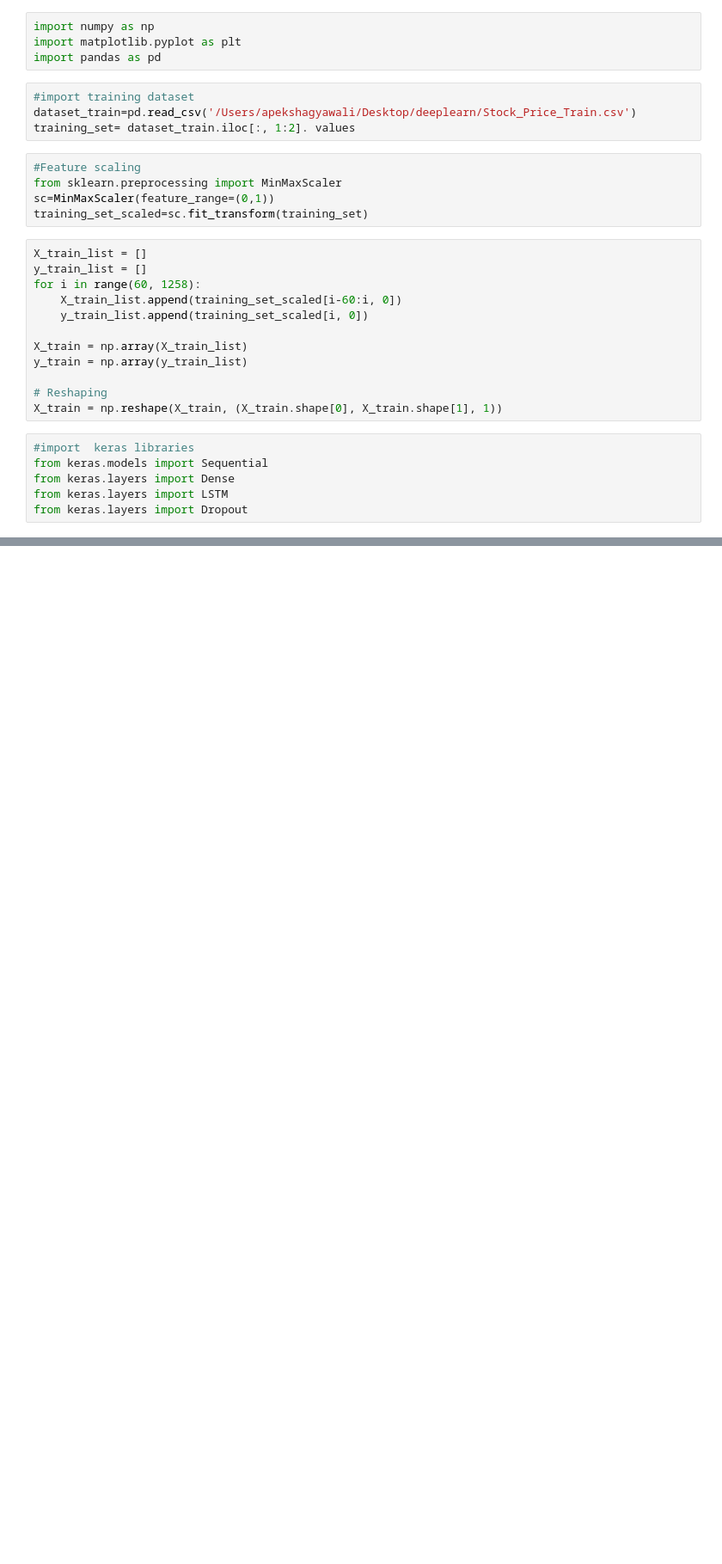
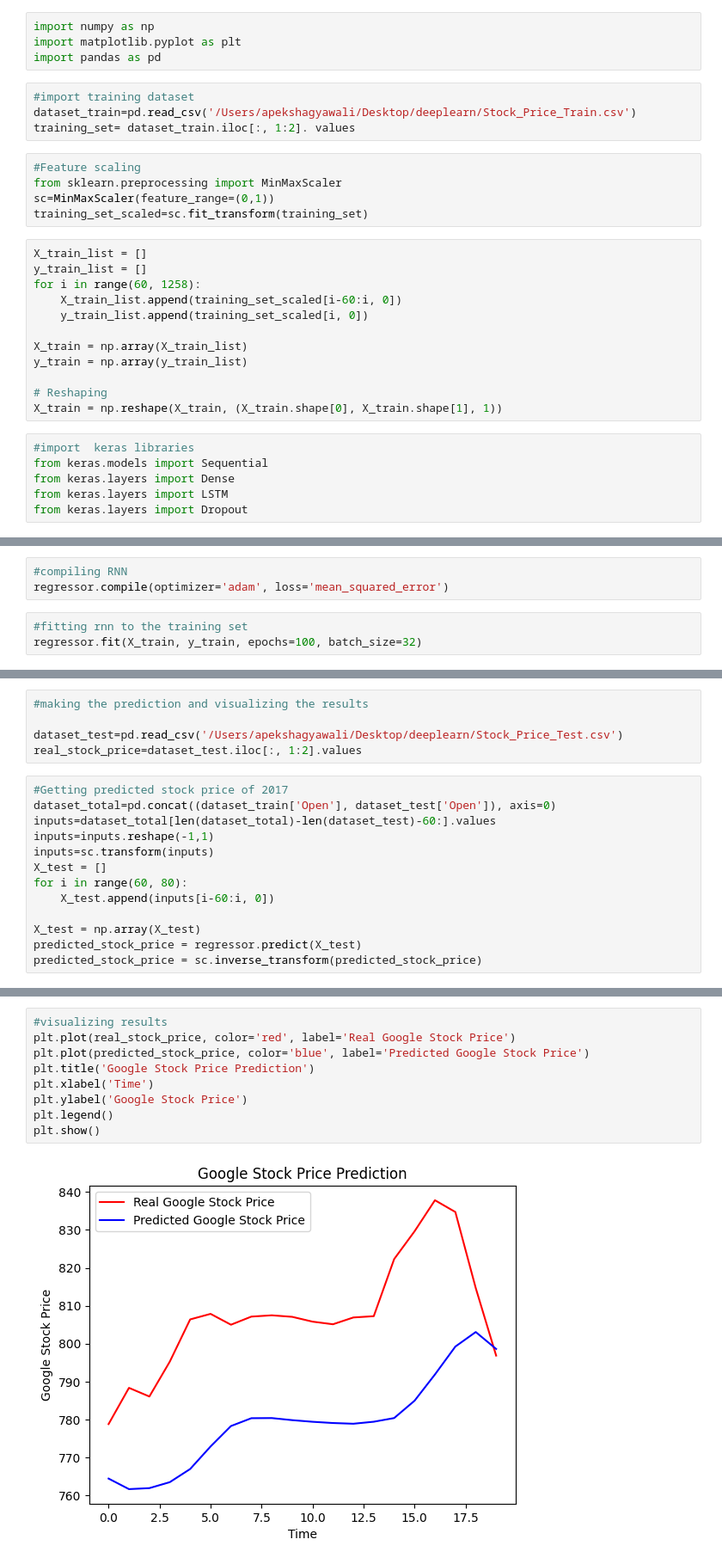
Before and after one commit to Apexshya/deeplearning, a Jupyter notebook: pricepred.ipynb, the cells around one changed output, grey strips where cells are left out. Shown: that part at 86% size. Drawn from its saved outputs; the diff is of its cells as text; blank space fills up the shorter version.

Commit message:
price_prediction_LSTM

```diff
--- a/pricepred.ipynb
+++ b/pricepred.ipynb
@@ -33,0 +56,6 @@ from keras.layers import Dropout
+# %%
+#compiling RNN
+regressor.compile(optimizer='adam', loss='mean_squared_error')
+# %%
+#fitting rnn to the training set
+regressor.fit(X_train, y_train, epochs=100, batch_size=32)
@@ -33,0 +81,18 @@ from keras.layers import Dropout
+# %%
+#making the prediction and visualizing the results
+
+dataset_test=pd.read_csv('/Users/apekshagyawali/Desktop/deeplearn/Stock_Price_Test.csv')
+real_stock_price=dataset_test.iloc[:, 1:2].values
+# %%
+#Getting predicted stock price of 2017
+dataset_total=pd.concat((dataset_train['Open'], dataset_test['Open']), axis=0)
+inputs=dataset_total[len(dataset_total)-len(dataset_test)-60:].values
+inputs=inputs.reshape(-1,1)
+inputs=sc.transform(inputs)
+X_test = []
+for i in range(60, 80):
+    X_test.append(inputs[i-60:i, 0])
+
+X_test = np.array(X_test)
+predicted_stock_price = regressor.predict(X_test)
+predicted_stock_price = sc.inverse_transform(predicted_stock_price)
@@ -33,0 +101,11 @@ from keras.layers import Dropout
+# %%
+#visualizing results
+plt.plot(real_stock_price, color='red', label='Real Google Stock Price')
+plt.plot(predicted_stock_price, color='blue', label='Predicted Google Stock Price')
+plt.title('Google Stock Price Prediction')
+plt.xlabel('Time')
+plt.ylabel('Google Stock Price')
+plt.legend()
+plt.show()
+# %% [output]
+[figure, added]
```
Also changed, not shown: parts of 8 cells of this notebook.
